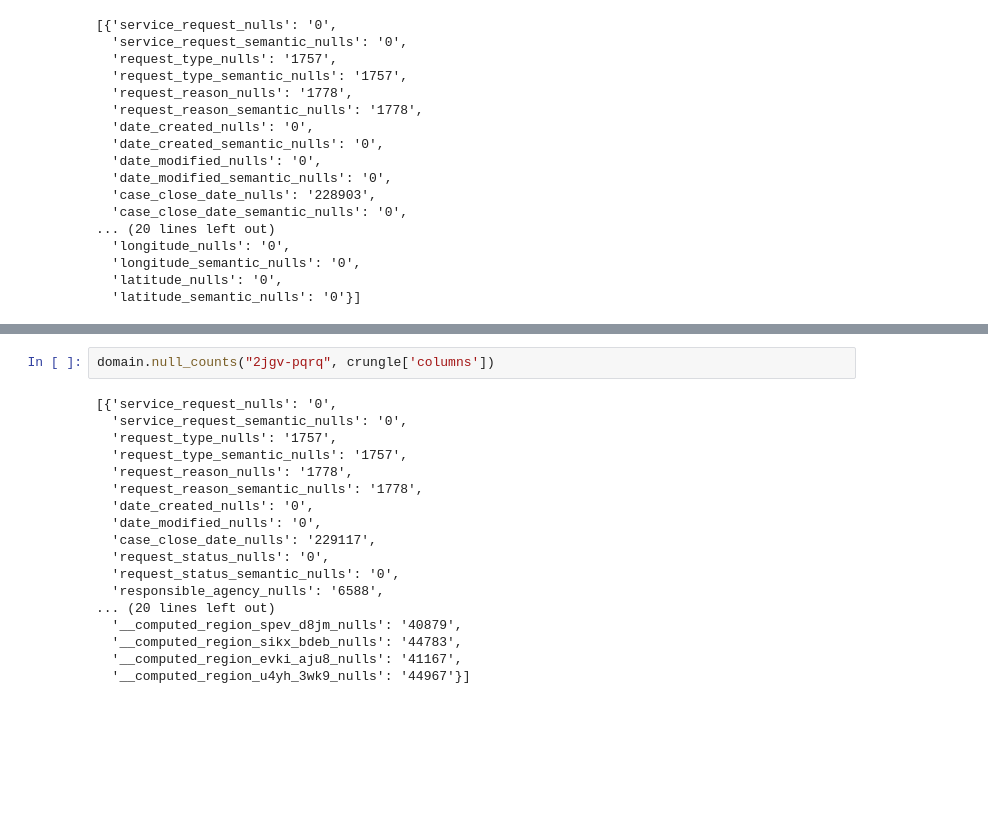
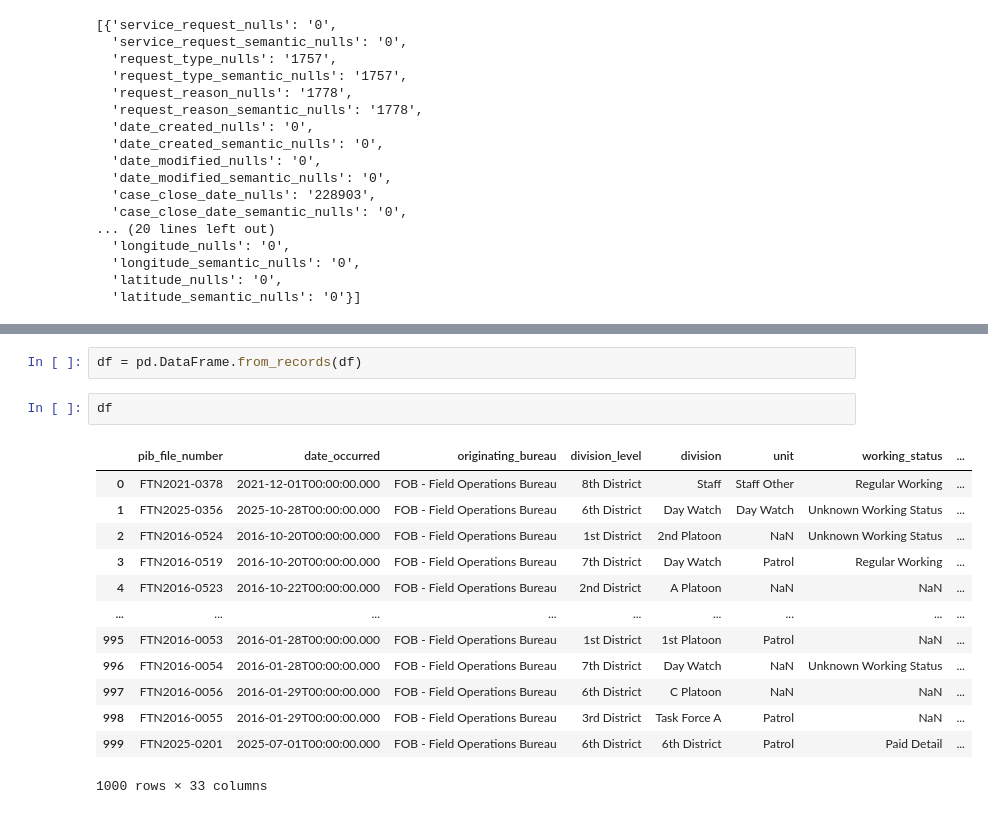
Before and after one commit to JohnathanChan973/urban-data-study, a Jupyter notebook: src/datasets.ipynb, the cells around one changed output, grey strips where cells are left out. Drawn from its saved outputs; the diff is of its cells as text; blank space fills up the shorter version.

```diff
--- a/src/datasets.ipynb
+++ b/src/datasets.ipynb
@@ -438,20 +420,18 @@ crungle['columns']
-# %%
-domain.null_counts("2jgv-pqrq", crungle['columns'])
-# %% [output]
-[{'service_request_nulls': '0',
-  'service_request_semantic_nulls': '0',
-  'request_type_nulls': '1757',
-  'request_type_semantic_nulls': '1757',
-  'request_reason_nulls': '1778',
-  'request_reason_semantic_nulls': '1778',
-  'date_created_nulls': '0',
-  'date_modified_nulls': '0',
-  'case_close_date_nulls': '229117',
-  'request_status_nulls': '0',
-  'request_status_semantic_nulls': '0',
-  'responsible_agency_nulls': '6588',
-... (20 lines left out)
-  '__computed_region_spev_d8jm_nulls': '40879',
-  '__computed_region_sikx_bdeb_nulls': '44783',
-  '__computed_region_evki_aju8_nulls': '41167',
-  '__computed_region_u4yh_3wk9_nulls': '44967'}]
+# %%
+df = pd.DataFrame.from_records(df)
+# %%
+df
+# %% [output]
+|  | pib_file_number | date_occurred | originating_bureau | division_level | division | unit | working_status | ... |
+| 0 | FTN2021-0378 | 2021-12-01T00:00:00.000 | FOB - Field Operations Bureau | 8th District | Staff | Staff Other | Regular Working | ... |
+| 1 | FTN2025-0356 | 2025-10-28T00:00:00.000 | FOB - Field Operations Bureau | 6th District | Day Watch | Day Watch | Unknown Working Status | ... |
+| 2 | FTN2016-0524 | 2016-10-20T00:00:00.000 | FOB - Field Operations Bureau | 1st District | 2nd Platoon | NaN | Unknown Working Status | ... |
+| 3 | FTN2016-0519 | 2016-10-20T00:00:00.000 | FOB - Field Operations Bureau | 7th District | Day Watch | Patrol | Regular Working | ... |
+| 4 | FTN2016-0523 | 2016-10-22T00:00:00.000 | FOB - Field Operations Bureau | 2nd District | A Platoon | NaN | NaN | ... |
+| ... | ... | ... | ... | ... | ... | ... | ... | ... |
+| 995 | FTN2016-0053 | 2016-01-28T00:00:00.000 | FOB - Field Operations Bureau | 1st District | 1st Platoon | Patrol | NaN | ... |
+| 996 | FTN2016-0054 | 2016-01-28T00:00:00.000 | FOB - Field Operations Bureau | 7th District | Day Watch | NaN | Unknown Working Status | ... |
+| 997 | FTN2016-0056 | 2016-01-29T00:00:00.000 | FOB - Field Operations Bureau | 6th District | C Platoon | NaN | NaN | ... |
+| 998 | FTN2016-0055 | 2016-01-29T00:00:00.000 | FOB - Field Operations Bureau | 3rd District | Task Force A | Patrol | NaN | ... |
+| 999 | FTN2025-0201 | 2025-07-01T00:00:00.000 | FOB - Field Operations Bureau | 6th District | 6th District | Patrol | Paid Detail | ... |
+1000 rows × 33 columns
```
Also changed, not shown: parts of 4 cells of this notebook, 6 other files.
